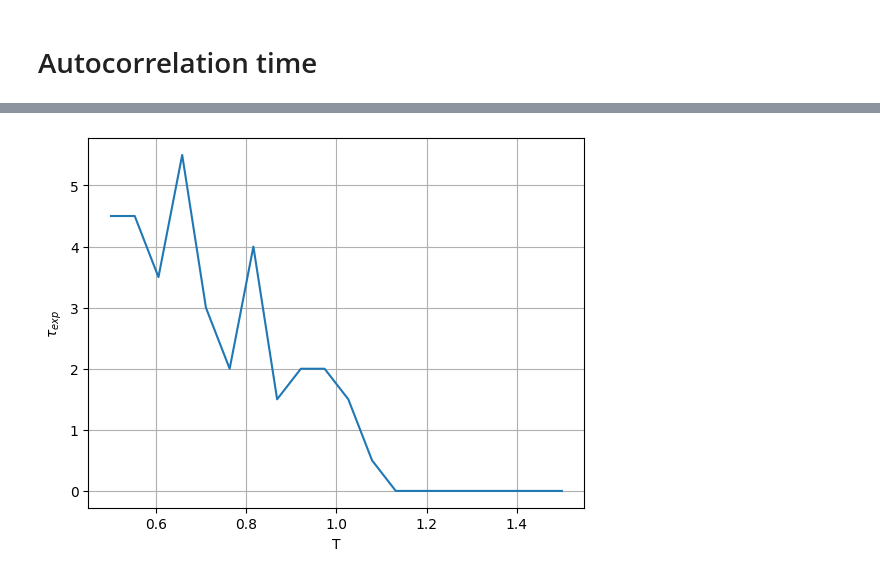
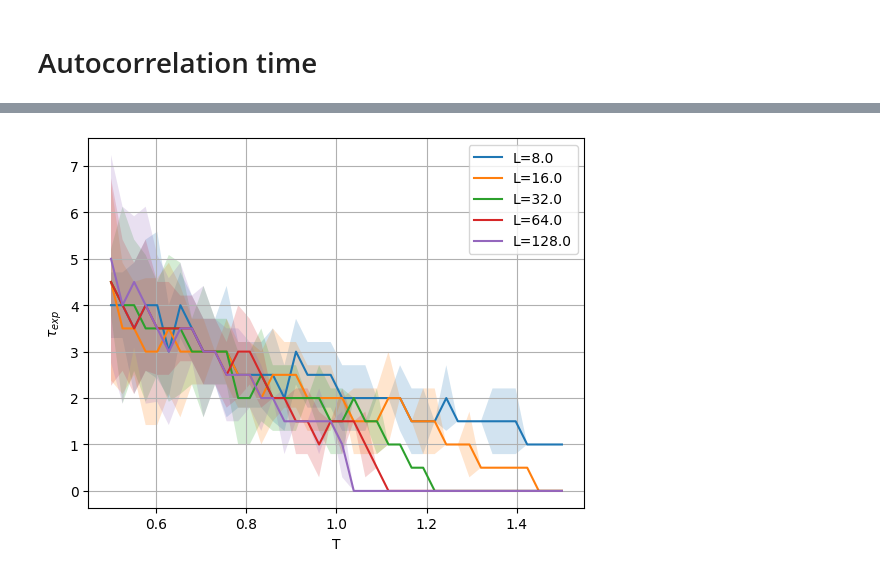
Before and after one commit to Naru-kami/xy-model, a Jupyter notebook: src/plots.ipynb, the cells around one changed output, grey strips where cells are left out. Drawn from its saved outputs; the diff is of its cells as text; code cells hidden in the pictures.

```diff
--- a/src/plots.ipynb
+++ b/src/plots.ipynb
@@ -239,7 +247,7 @@ plt.show()
 # %%
-T = np.linspace(0.5, 1.5, 20)
 with h5py.File("data/autocorrelation.hdf5") as F:
-    # T = np.array(F["/T"])
-    # tau = np.array(F["Metropolis/C"])
+    gridSizes = np.array(F["/grid"])
+    T = np.array(F["/T"])
+    tau = np.array(F["Metropolis/C"])
     tau_w = np.array(F["Wolff/C"])
 # %%
@@ -283,19 +310,20 @@ plt.show()
 # %%
-L = 2
 
 fig, ax = plt.subplots(figsize=(6,4))
 fig.tight_layout()
-fig.suptitle("auto correlation time")
+fig.suptitle(f"Autocorrelation time L={gridSizes[-1]:.0f}")
 plt.subplots_adjust(top=0.9)
 
-for i, t in enumerate(tau_w[L]):
-    plt.plot(np.linspace(0, t.shape[0], t.shape[0]), t.mean(axis=1), label=f"T={T[i]:.2f}", c=plt.cm.viridis(i/(len(tau_w[L])-1)))
+for i, t in enumerate(tau_w[-1]):
+    plt.plot(t.mean(axis=0), label=f"T={T[i]:.2f}", c=plt.cm.viridis(i/(len(tau_w[0])-1)), zorder=5)
+    plt.fill_between(np.arange(t.shape[1]), t.mean(axis=0) - t.std(axis=0), t.mean(axis=0) + t.std(axis=0),
+                     color=plt.cm.viridis(i/(len(tau_w[0])-1)), alpha=0.1, zorder=4)
 
-ax.legend(bbox_to_anchor=(1.1, -0.2))
+ax.legend(bbox_to_anchor=(1.05, -0.175), ncol=2)
 ax.set_xlabel("t")
 ax.set_ylabel(r"$\Gamma_M (t)$")
 
-ax.set_xlim([0, 15])
+ax.set_xlim([0, 20])
 ax.set_yscale("log", base=np.e)
 ax.set_ylim([np.exp(-3), 1])
 ax.set_yticks([np.exp(0), np.exp(-1), np.exp(-2), np.exp(-3)])
@@ -308,15 +336,31 @@ plt.show()
 # %%
-max_taus = np.zeros(tau_w.shape[0])
+for L in range(len(tau_w)):
+    max_taus = np.zeros(tau_w[L].shape[0])
+    var_max_taus = np.zeros(tau_w[L].shape[0])
 
-for i, t in enumerate(tau_w):
-    t1 = np.argmax(t < np.exp(-1))
-    t3 = np.argmax(t < np.exp(-3))
-    max_taus[i] = (t3 - t1) / 2
+    for i, t in enumerate(tau_w[L]):
+        t1 = np.argmax(t.mean(axis=0) < np.exp(-1))
+        # Project upper and lower bounds onto step axis
+        t1_minus = np.argmax(t.mean(axis=0) - t.std(axis=0) < np.exp(-1))
+        t1_plus = np.argmax(t.mean(axis=0) + t.std(axis=0) < np.exp(-1))
 
-plt.plot(T, max_taus)
+        t3 = np.argmax(t.mean(axis=0) < np.exp(-3))
+        # Project upper and lower bounds onto step axis
+        t3_minus = np.argmax(t.mean(axis=0) - t.std(axis=0) < np.exp(-2))
+        t3_plus = np.argmax(t.mean(axis=0) + t.std(axis=0) < np.exp(-2))
+
+        max_taus[i] = (t3 - t1) / 2
+        # Gaussian error propagation for t1 and t3
+        var_max_taus[i] = np.sqrt((t1_plus - t1_minus)**2 / 2 + (t3_plus - t3_minus)**2 / 2)
+
+    # plt.errorbar(T, max_taus, var_max_taus, marker="o", markersize=3, capsize=5, label=f"L={gridSizes[L]}")
+    plt.plot(T, max_taus, label=f"L={gridSizes[L]}")
+    plt.fill_between(T, max_taus - var_max_taus, max_taus + var_max_taus, alpha=0.2)
+
+plt.legend()
 plt.xlabel("T")
 plt.ylabel(r"$\tau_{exp}$")
 plt.grid()
 plt.show()
 # %% [output]
-[figure, old version]
+[figure, new version]
```
Also changed, not shown: parts of 10 cells of this notebook, 4 other files.
